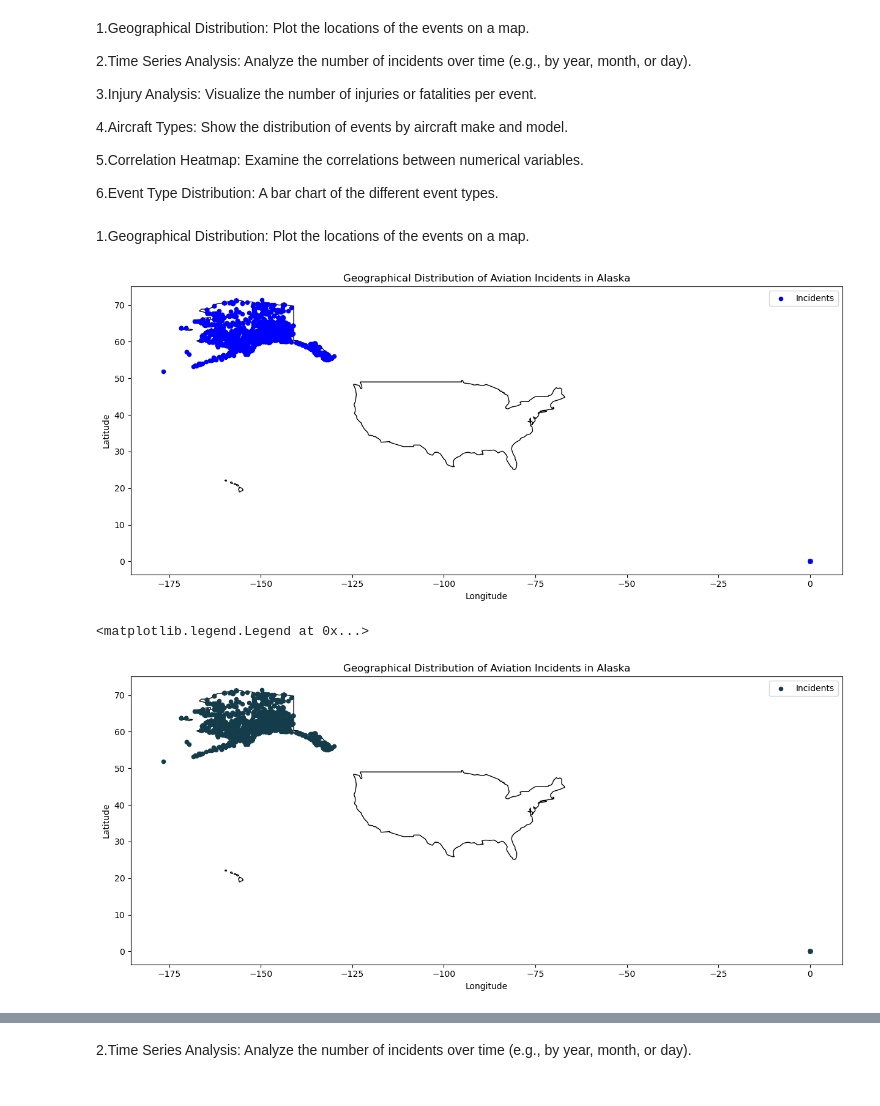
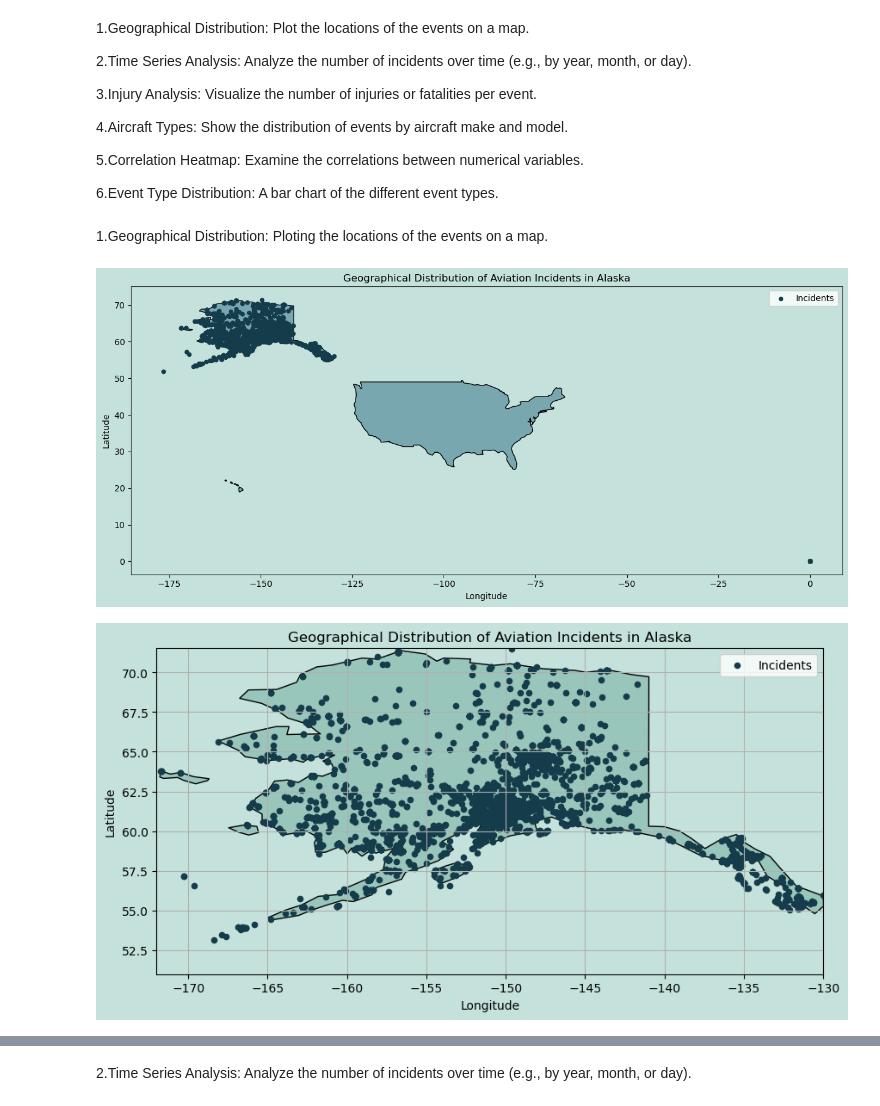
Before and after one commit to TheMirch/dsi-group-project, a Jupyter notebook: code/Moe_file_using_alaska_secV2.ipynb, the cells around one changed output, grey strips where cells are left out. Saved outputs shown, nothing was run; the diff lists cells and outputs as text; code cells hidden in the pictures.

```diff
--- a/code/Moe_file_using_alaska_secV2.ipynb
+++ b/code/Moe_file_using_alaska_secV2.ipynb
@@ -21,7 +21,7 @@ alaska_data = pd.read_csv("../datasets/Use for Viz/alaska_single_engine_clean.cs
 
 6.Event Type Distribution: A bar chart of the different event types.
 # %% [markdown]
-1.Geographical Distribution: Plot the locations of the events on a map.
+1.Geographical Distribution: Ploting the locations of the events on a map.
 # %%
 
 
@@ -38,23 +38,34 @@ world = gpd.read_file(gpd.datasets.get_path('naturalearth_lowres'))
 alaska_map = world[(world.name == "United States of America") & (world.continent == "North America")]
 
 fig, ax = plt.subplots(figsize=(15, 15))
-alaska_map.plot(ax=ax, color='white', edgecolor='black')
-gdf.plot(ax=ax, markersize=20, color='blue', marker='o', label='Incidents')
+alaska_map.plot(ax=ax, color='#78A7AF', edgecolor='black')
+gdf.plot(ax=ax, markersize=20, color='#153C4B', marker='o', label='Incidents')
+fig.patch.set_facecolor('#C4E2DB')
+ax.set_facecolor('#C4E2DB')
 ax.set_title('Geographical Distribution of Aviation Incidents in Alaska')
 ax.set_xlabel('Longitude')
 ax.set_ylabel('Latitude')
 plt.legend()
 plt.show()
 # %% [output]
-[figure, old version]
+[figure, new version]
 # %%
-fig, ax = plt.subplots(figsize=(15, 15))
-alaska_map.plot(ax=ax, color='white', edgecolor='black')
-gdf.plot(ax=ax, markersize=20, color='#153C4B', marker='o', label='Incidents')  # Using the first color for markers
+#Zoom In
+
+BBox = (-172.0, -130.0, 51.0, 71.5)
+fig, ax = plt.subplots(figsize=(10, 16))
+alaska_map.plot(ax=ax, color='#99C6BB', edgecolor='black')
+gdf.plot(ax=ax, markersize=20, color='#153C4B', marker='o', label='Incidents')
+
+ax.set_xlim(BBox[0], BBox[1])
+ax.set_ylim(BBox[2], BBox[3])
+fig.patch.set_facecolor('#C4E2DB')
+ax.set_facecolor('#C4E2DB')
 ax.set_title('Geographical Distribution of Aviation Incidents in Alaska')
 ax.set_xlabel('Longitude')
 ax.set_ylabel('Latitude')
+plt.grid()
 plt.legend()
+plt.show()
 # %% [output]
-<matplotlib.legend.Legend at 0x...>
-[figure, old version]
+[figure, new version]
```
Also changed, not shown: parts of 6 cells of this notebook.
